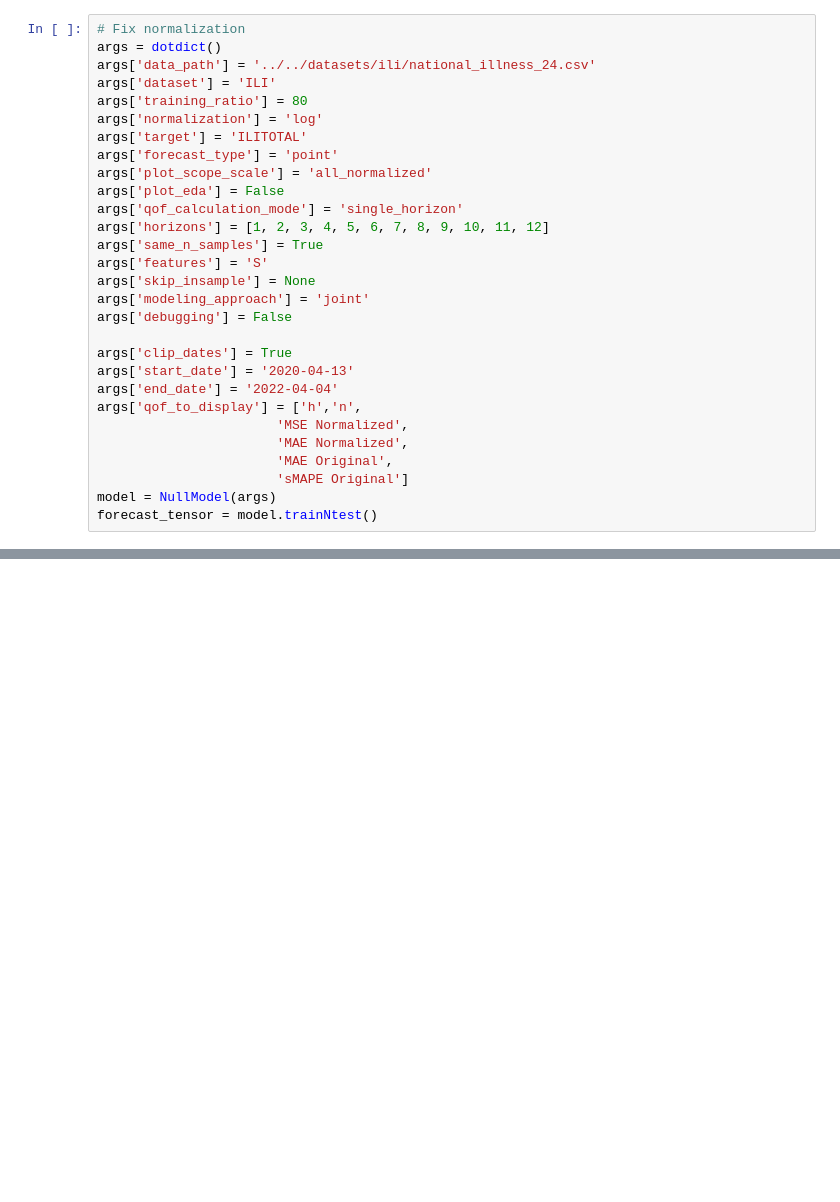
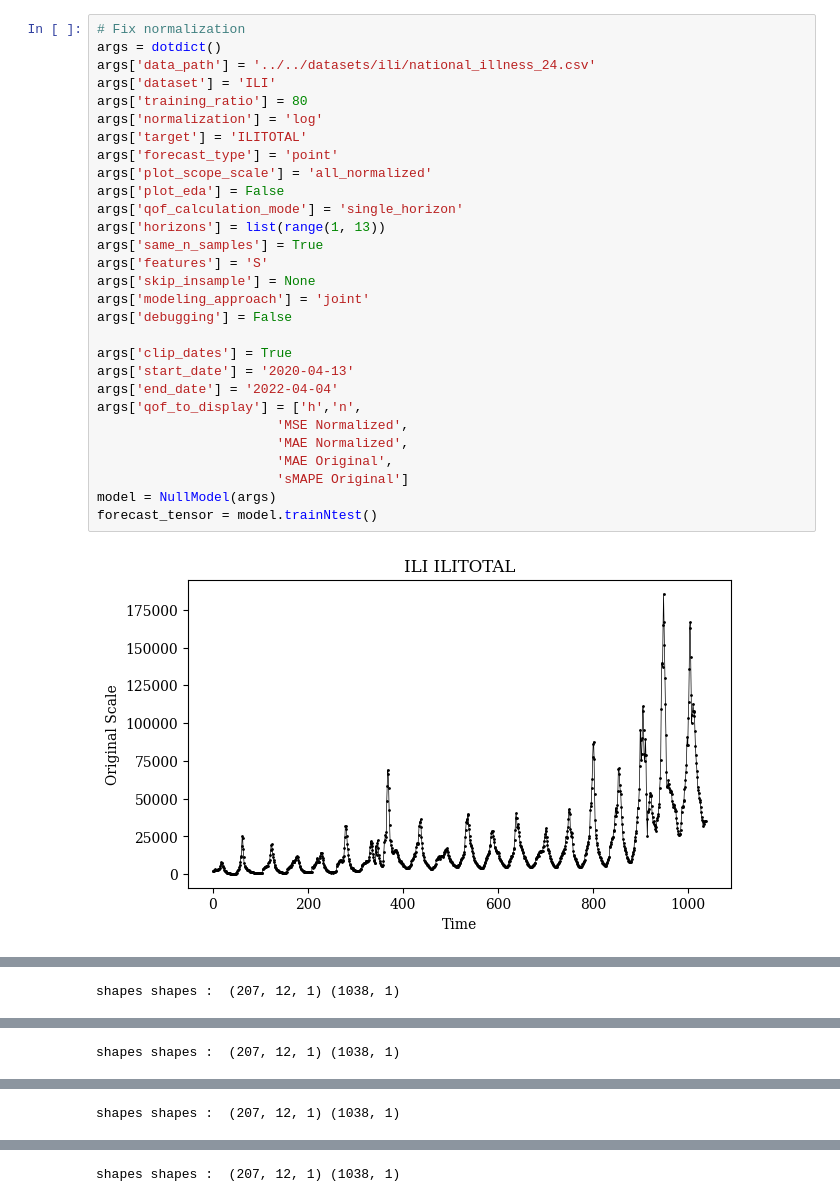
Before and after one commit to NefariousNiru/scalation_py, a Jupyter notebook: Example ILI/Statistical Models/Statistical Baselines ILI.ipynb, the cells around one changed output, grey strips where cells are left out. Saved outputs shown, nothing was run; the diff lists cells and outputs as text; blank space fills up the shorter version.

```diff
--- a/Example ILI/Statistical Models/Statistical Baselines ILI.ipynb
+++ b/Example ILI/Statistical Models/Statistical Baselines ILI.ipynb
@@ -66,29 +80,31 @@ ImportError: IProgress not found. Please update jupyter and ipywidgets. See http
 # %%
 # Fix normalization
 args = dotdict()
 args['data_path'] = '../../datasets/ili/national_illness_24.csv'
 args['dataset'] = 'ILI'
 args['training_ratio'] = 80
 args['normalization'] = 'log'
 args['target'] = 'ILITOTAL'
 args['forecast_type'] = 'point'
 args['plot_scope_scale'] = 'all_normalized'
 args['plot_eda'] = False
 args['qof_calculation_mode'] = 'single_horizon'
-args['horizons'] = [1, 2, 3, 4, 5, 6, 7, 8, 9, 10, 11, 12]
+args['horizons'] = list(range(1, 13))
 args['same_n_samples'] = True
 args['features'] = 'S'
 args['skip_insample'] = None
 args['modeling_approach'] = 'joint'
 args['debugging'] = False
 
 args['clip_dates'] = True
 args['start_date'] = '2020-04-13'
 args['end_date'] = '2022-04-04'
 args['qof_to_display'] = ['h','n',
                        'MSE Normalized',
                        'MAE Normalized',
                        'MAE Original',
                        'sMAPE Original']
 model = NullModel(args)
 forecast_tensor = model.trainNtest()
+# %% [output]
+[figure, added]
@@ -94,0 +132 @@ forecast_tensor = model.trainNtest()
+shapes shapes :  (207, 12, 1) (1038, 1)
@@ -94,0 +134 @@ forecast_tensor = model.trainNtest()
+shapes shapes :  (207, 12, 1) (1038, 1)
@@ -94,0 +136 @@ forecast_tensor = model.trainNtest()
+shapes shapes :  (207, 12, 1) (1038, 1)
@@ -94,0 +138 @@ forecast_tensor = model.trainNtest()
+shapes shapes :  (207, 12, 1) (1038, 1)
```
Also changed, not shown: parts of 9 cells of this notebook, 4 other files.
